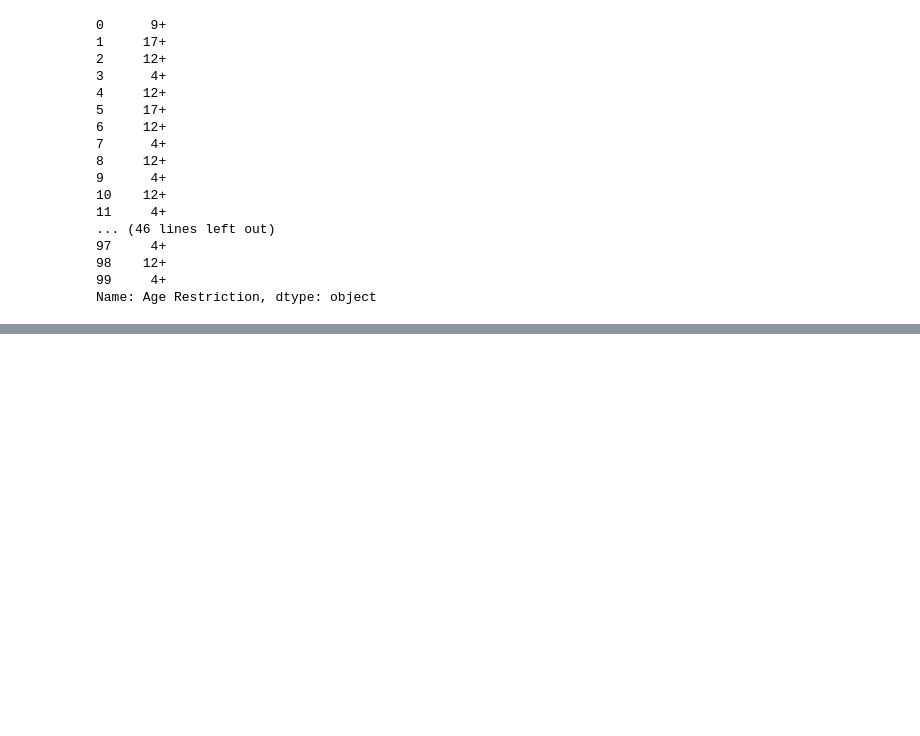
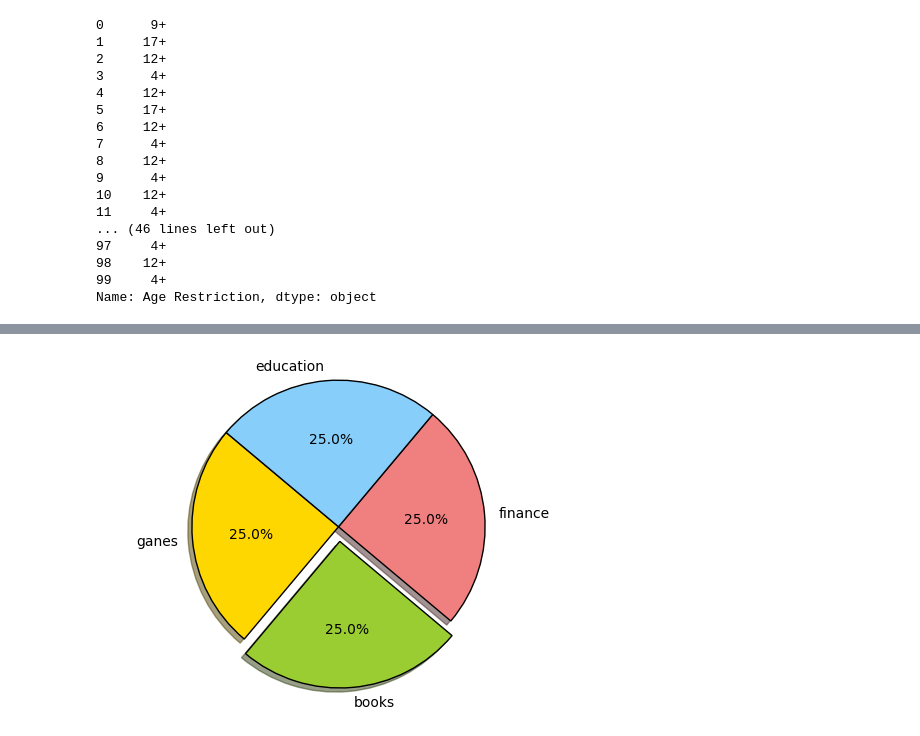
Before and after one commit to AmberJBlue/WebProjects_Blue, a Jupyter notebook: JSON Files/Free Chart Data/Assignment_041217-FREE.ipynb, the cells around one changed output, grey strips where cells are left out. Saved outputs shown, nothing was run; the diff lists cells and outputs as text; code cells hidden in the pictures; blank space fills up the shorter version.

```diff
--- a/JSON Files/Free Chart Data/Assignment_041217-FREE.ipynb
+++ b/JSON Files/Free Chart Data/Assignment_041217-FREE.ipynb
@@ -291,0 +304,36 @@ appsGone
+# %%
+# Assignin
+books = data2['Category'].str.contains('books')
+
+education = data2['Category'].str.contains('Education')
+finance = data2['Category'].str.contains('Finance')
+foodAndDrink = data2['Category'].str.contains('Food & Drink')
+games = data2['Category'].str.contains('Games')
+health = data2['Category'].str.contains('Health & Fitness')
+games = data2['Category'].str.contains('Games')
+lifestyle = data2['Category'].str.contains('Lifestyle')
+music = data2['Category'].str.contains('Music')
+navigation = data2['Category'].str.contains('Navigation')
+news = data2['Category'].str.contains('News')
+photoAndVideo = data2['Category'].str.contains('Photo & Video')
+productivity = data2['Category'].str.contains('Productivity')
+reference = data2['Category'].str.contains('Reference')
+shopping = data2['Category'].str.contains('Shopping')
+socialNet = data2['Category'].str.contains('Social Networking')
+travel = data2['Category'].str.contains('Travel')
+utilities = data2['Category'].str.contains('Utilities')
+weather = data2['Category'].str.contains('Weather')
+# %%
+labels = 'ganes', 'books', 'finance', 'education'
+sizes = [len(games), len(books), len(finance), len(education)]
+colors = ['gold', 'yellowgreen', 'lightcoral', 'lightskyblue']
+explode = (0, 0.1, 0, 0)  # explode 1st slice
+
+# Plot
+plt.pie(sizes, explode=explode, labels=labels, colors=colors,
+        autopct='%1.1f%%', shadow=True, startangle=140)
+
+plt.axis('equal')
+plt.show()
+# %% [output]
+[figure, added]
```
Also changed, not shown: parts of 11 cells of this notebook, 4 other files.
